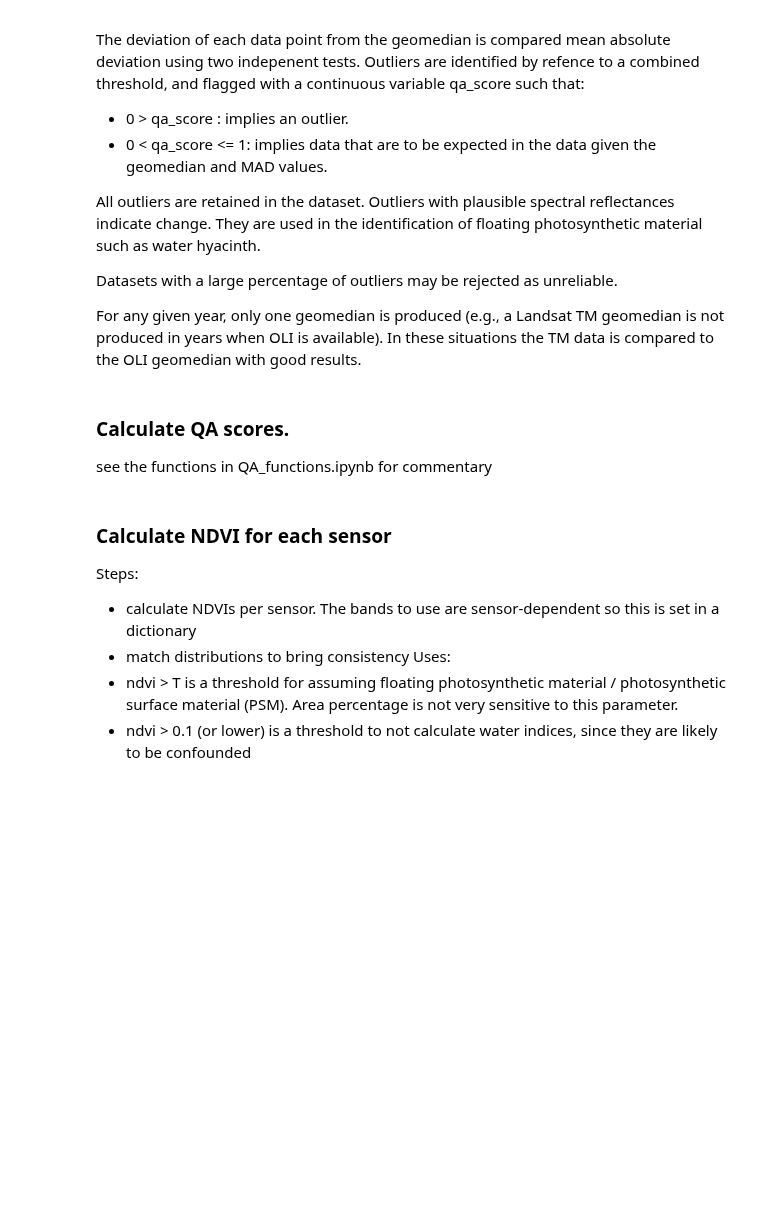
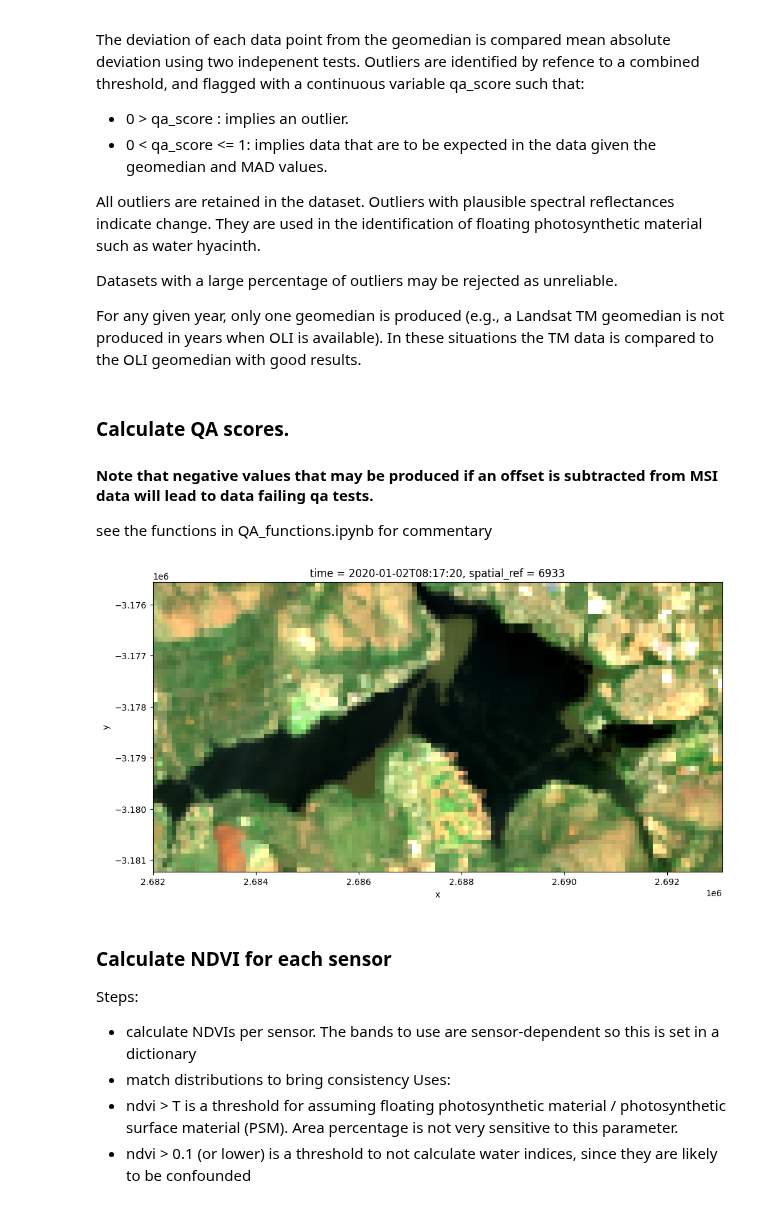
Before and after one commit to vikineema/deafrica_water_quality, a Jupyter notebook: WP2.1/WP2.1.ipynb, the cells around one changed output. Cells and saved outputs as stored; diff of their text form; code cells hidden in the pictures; blank space fills up the shorter version.

```diff
--- a/WP2.1/WP2.1.ipynb
+++ b/WP2.1/WP2.1.ipynb
@@ -386,6 +384,7 @@ Datasets with a large percentage of outliers may be rejected as unreliable.
 For any given year, only one geomedian is produced (e.g., a Landsat TM geomedian is not produced in years when OLI is available). In these situations the TM data is compared to the OLI geomedian with good results.
 # %% [markdown]
 ### Calculate QA scores.
+#### Note that negative values that may be produced if an offset is subtracted from MSI data will lead to data failing qa tests.
 see the functions in QA_functions.ipynb for commentary
 # %%
 # Set agm_tests,  the variables to be used in the QA analysis:
@@ -494,6 +493,13 @@ for instr in list(('msi','oli','tm')):
 
         # --- keeping this for now, 'ci' is change indicator ...
         ds_instr['ci_score'] = (ds_instr[rsad] * rsad_factor)-(ds_instr[ralb]**2)
+# %%
+if verbose:
+    ds0 = ds_msi.isel(time=0).copy()
+    rgb(ds0,bands=['msi04','msi03','msi02'])
+    del ds0 ; gc.collect()
+# %% [output]
+[figure, added]
 # %% [markdown]
 ### Calculate NDVI for each sensor
 Steps:
```
Also changed, not shown: parts of 31 cells of this notebook.
